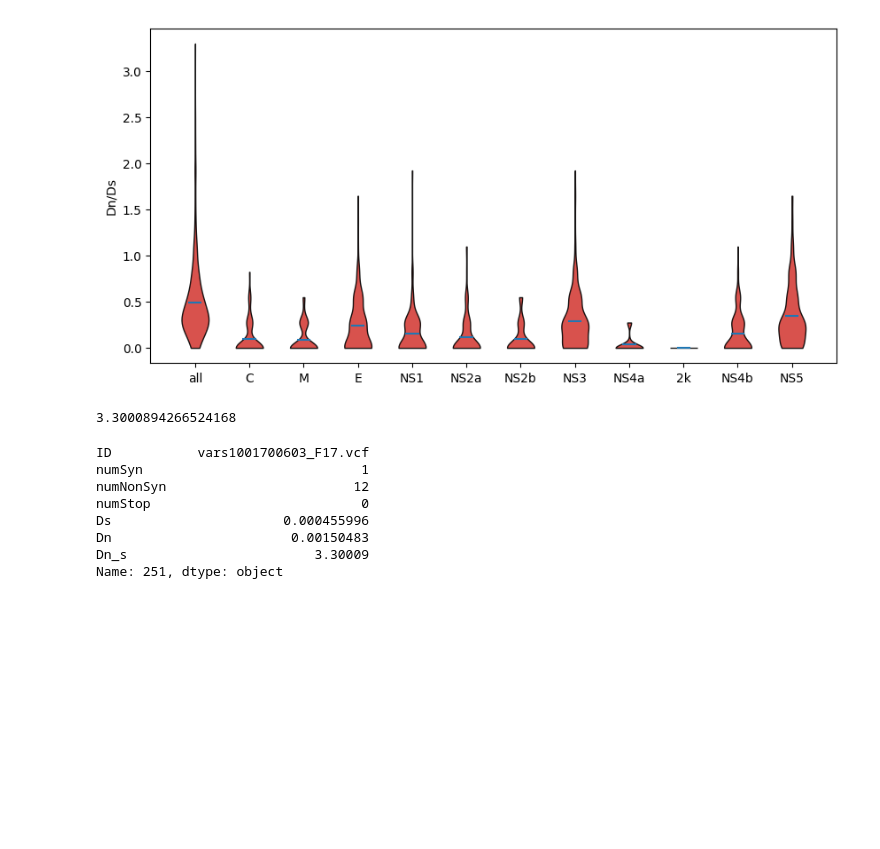
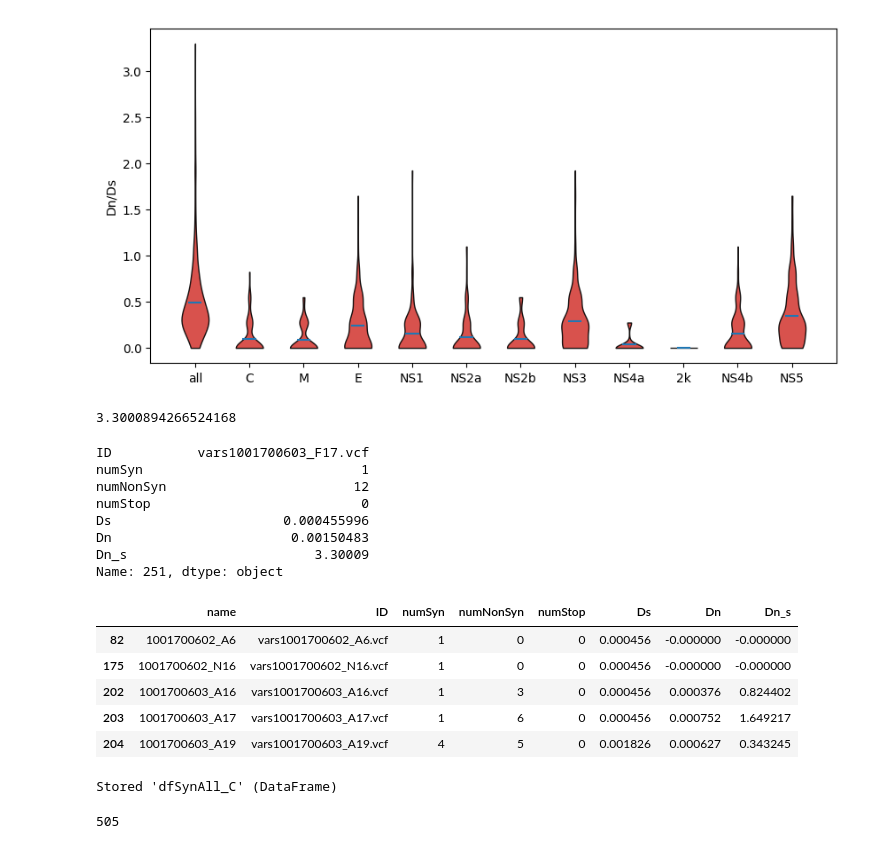
Before and after one commit to felixhol/DENVgen, a Jupyter notebook: notebooks/181128_DENVvarSynNonSyn01.ipynb, the cells around one changed output. Saved outputs shown, nothing was run; the diff lists cells and outputs as text; code cells hidden in the pictures; blank space fills up the shorter version.

Commit message:
added name column to SynNonSyn dataframe to merge with metadata

```diff
--- a/notebooks/181128_DENVvarSynNonSyn01.ipynb
+++ b/notebooks/181128_DENVvarSynNonSyn01.ipynb
@@ -120,7 +120,7 @@ dataDir = "/Users/felix/Documents/arbovirusGenetics/DENV_ZIKV_singelCell/pySamPr
 os.chdir(dataDir)
 filenames = glob.glob('*.vcf')
 
-df_SynNonSynAll = pd.DataFrame(columns=['ID', 'numSyn', 'numNonSyn', 'numStop', 'Ds', 'Dn', 'Dn_s'])
+df_SynNonSynAll = pd.DataFrame(columns=['name', 'ID', 'numSyn', 'numNonSyn', 'numStop', 'Ds', 'Dn', 'Dn_s'])
 df_SynNonSynC = pd.DataFrame(columns=['ID', 'numSyn', 'numNonSyn', 'numStop', 'Ds', 'Dn', 'Dn_s'])
 df_SynNonSynM = pd.DataFrame(columns=['ID', 'numSyn', 'numNonSyn', 'numStop', 'Ds', 'Dn', 'Dn_s'])
 df_SynNonSynE = pd.DataFrame(columns=['ID', 'numSyn', 'numNonSyn', 'numStop', 'Ds', 'Dn', 'Dn_s'])
@@ -140,7 +140,7 @@ for i in filenames:
     Ds = (-3/4)*np.log(1 - ((4*numSyn/2193.667)/3))
     Dn = (-3/4)*np.log(1 - ((4*numNonSyn/7982.333)/3))
     Dn_s = Dn / Ds
-    df_SynNonSynAll = df_SynNonSynAll.append({'ID': i, 'numSyn': numSyn, 'numNonSyn': numNonSyn,\
+    df_SynNonSynAll = df_SynNonSynAll.append({'name': i[4:-4], 'ID': i, 'numSyn': numSyn, 'numNonSyn': numNonSyn,\
                                         'numStop': numStop, 'Ds': Ds, 'Dn': Dn, 'Dn_s': Dn_s}, ignore_index=True)
 
 dfSynAll_C = df_SynNonSynAll.loc[df_SynNonSynAll['numSyn'] > 0]
@@ -314,3 +314,20 @@ Ds                      0.000455996
 Dn                       0.00150483
 Dn_s                        3.30009
 Name: 251, dtype: object
+# %%
+dfSynAll_C.head()
+# %% [output]
+|  | name | ID | numSyn | numNonSyn | numStop | Ds | Dn | Dn_s |
+| 82 | 1001700602_A6 | vars1001700602_A6.vcf | 1 | 0 | 0 | 0.000456 | -0.000000 | -0.000000 |
+| 175 | 1001700602_N16 | vars1001700602_N16.vcf | 1 | 0 | 0 | 0.000456 | -0.000000 | -0.000000 |
+| 202 | 1001700603_A16 | vars1001700603_A16.vcf | 1 | 3 | 0 | 0.000456 | 0.000376 | 0.824402 |
+| 203 | 1001700603_A17 | vars1001700603_A17.vcf | 1 | 6 | 0 | 0.000456 | 0.000752 | 1.649217 |
+| 204 | 1001700603_A19 | vars1001700603_A19.vcf | 4 | 5 | 0 | 0.001826 | 0.000627 | 0.343245 |
+# %%
+%store dfSynAll_C
+# %% [output]
+Stored 'dfSynAll_C' (DataFrame)
+# %%
+len(dfSynAll_C)
+# %% [output]
+505
```
